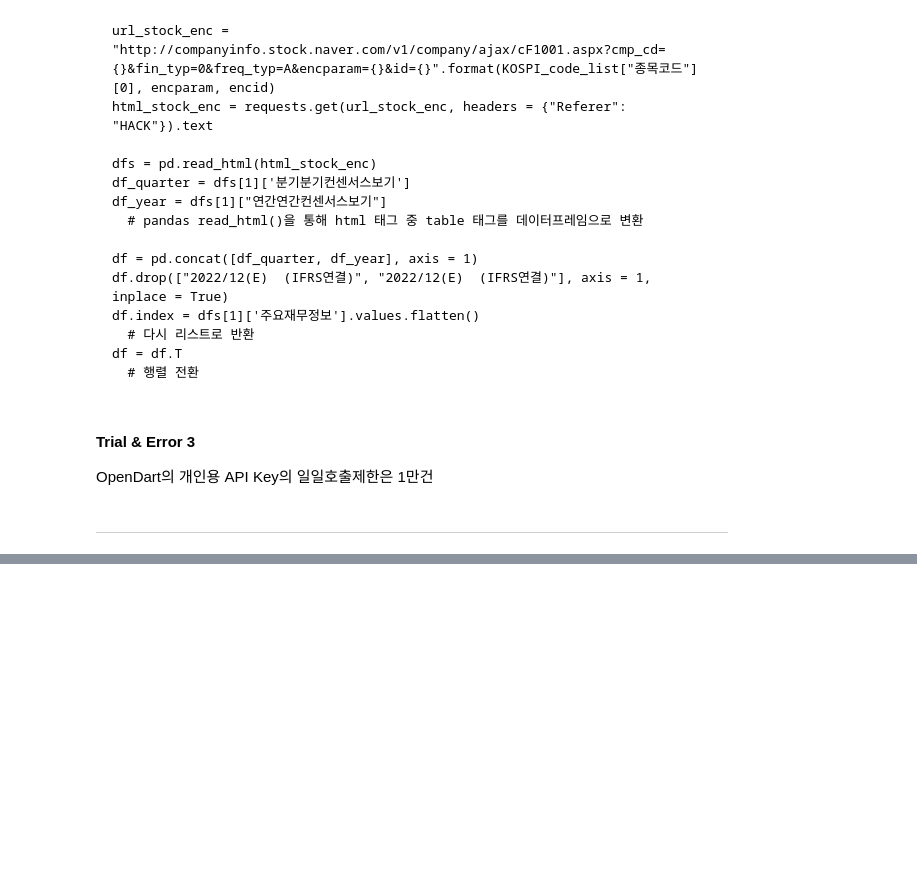
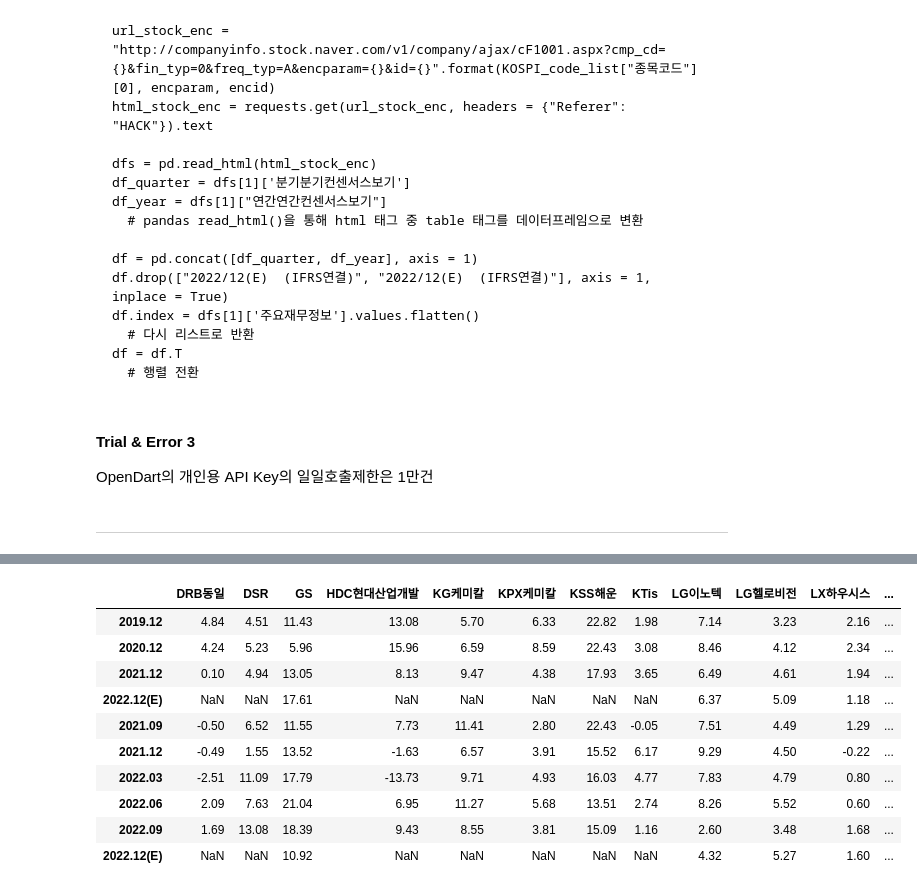
Before and after one commit to ksydata/CodingTest, a Jupyter notebook: 4주차_MutiFactorModel_SY_230310.ipynb, the cells around one changed output, grey strips where cells are left out. Drawn from its saved outputs; the diff is of its cells as text; code cells hidden in the pictures; blank space fills up the shorter version.

```diff
--- a/4주차_MutiFactorModel_SY_230310.ipynb
+++ b/4주차_MutiFactorModel_SY_230310.ipynb
@@ -626,3 +640,20 @@ OpenDart의 개인용 API Key의 일일호출제한은 1만건
+# %%
+pd.set_option("display.max_columns", None)
+코스피_영업이익률 = pd.read_csv("/content/drive/MyDrive/FindAlpha_RiskyAsset1/data/KOSPI_영업이익률.csv", index_col = 0)
+코스닥_영업이익률 = pd.read_csv("/content/drive/MyDrive/FindAlpha_RiskyAsset1/data/KOSDAQ_영업이익률.csv", index_col = 0)
+코스피_영업이익률
+# %% [output]
+|  | DRB동일 | DSR | GS | HDC현대산업개발 | KG케미칼 | KPX케미칼 | KSS해운 | KTis | LG이노텍 | LG헬로비전 | LX하우시스 | ... |
+| 2019.12 | 4.84 | 4.51 | 11.43 | 13.08 | 5.70 | 6.33 | 22.82 | 1.98 | 7.14 | 3.23 | 2.16 | ... |
+| 2020.12 | 4.24 | 5.23 | 5.96 | 15.96 | 6.59 | 8.59 | 22.43 | 3.08 | 8.46 | 4.12 | 2.34 | ... |
+| 2021.12 | 0.10 | 4.94 | 13.05 | 8.13 | 9.47 | 4.38 | 17.93 | 3.65 | 6.49 | 4.61 | 1.94 | ... |
+| 2022.12(E) | NaN | NaN | 17.61 | NaN | NaN | NaN | NaN | NaN | 6.37 | 5.09 | 1.18 | ... |
+| 2021.09 | -0.50 | 6.52 | 11.55 | 7.73 | 11.41 | 2.80 | 22.43 | -0.05 | 7.51 | 4.49 | 1.29 | ... |
+| 2021.12 | -0.49 | 1.55 | 13.52 | -1.63 | 6.57 | 3.91 | 15.52 | 6.17 | 9.29 | 4.50 | -0.22 | ... |
+| 2022.03 | -2.51 | 11.09 | 17.79 | -13.73 | 9.71 | 4.93 | 16.03 | 4.77 | 7.83 | 4.79 | 0.80 | ... |
+| 2022.06 | 2.09 | 7.63 | 21.04 | 6.95 | 11.27 | 5.68 | 13.51 | 2.74 | 8.26 | 5.52 | 0.60 | ... |
+| 2022.09 | 1.69 | 13.08 | 18.39 | 9.43 | 8.55 | 3.81 | 15.09 | 1.16 | 2.60 | 3.48 | 1.68 | ... |
+| 2022.12(E) | NaN | NaN | 10.92 | NaN | NaN | NaN | NaN | NaN | 4.32 | 5.27 | 1.60 | ... |
 # %%
 class getFactorData():
 
```
Also changed, not shown: parts of 9 cells of this notebook.
